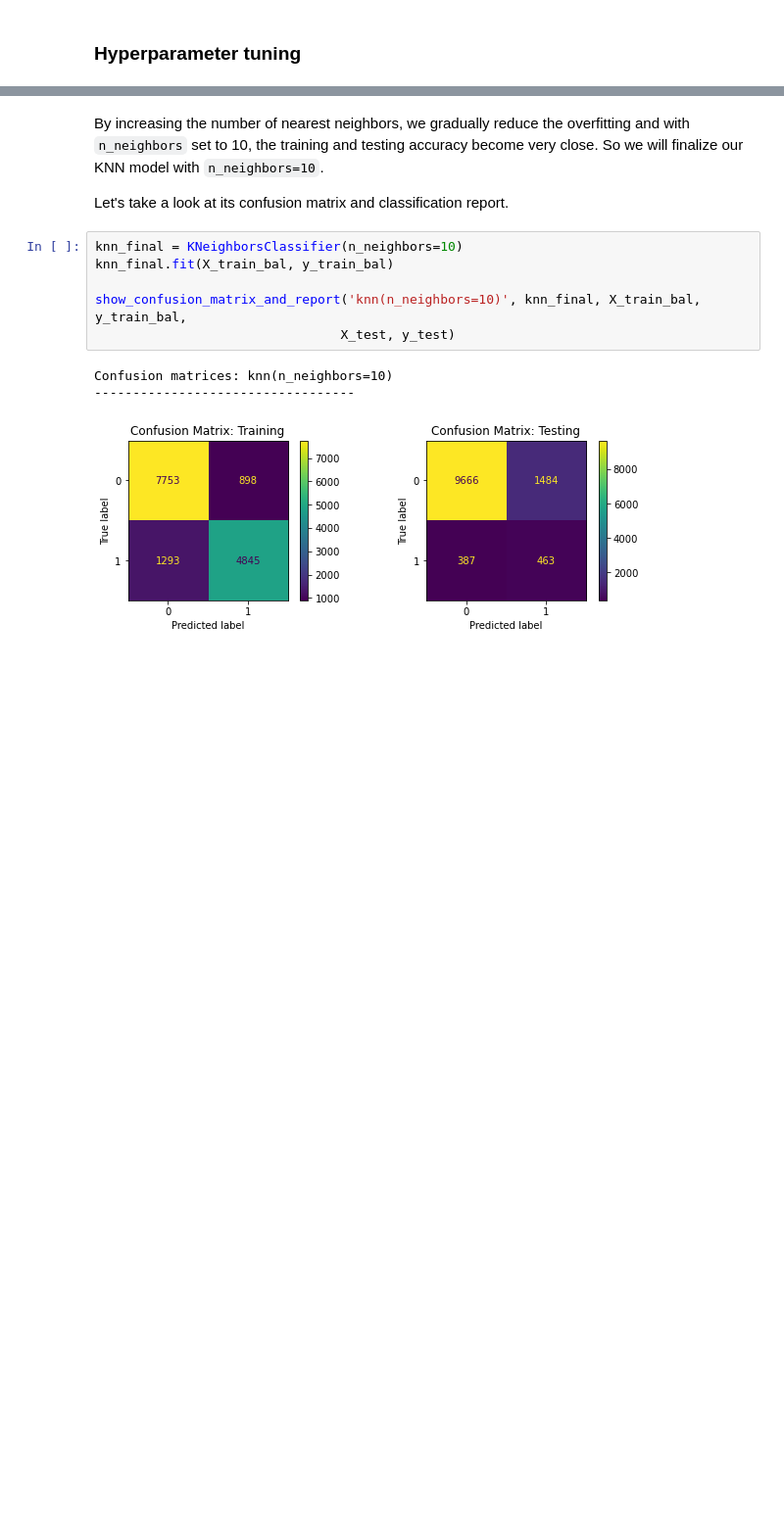
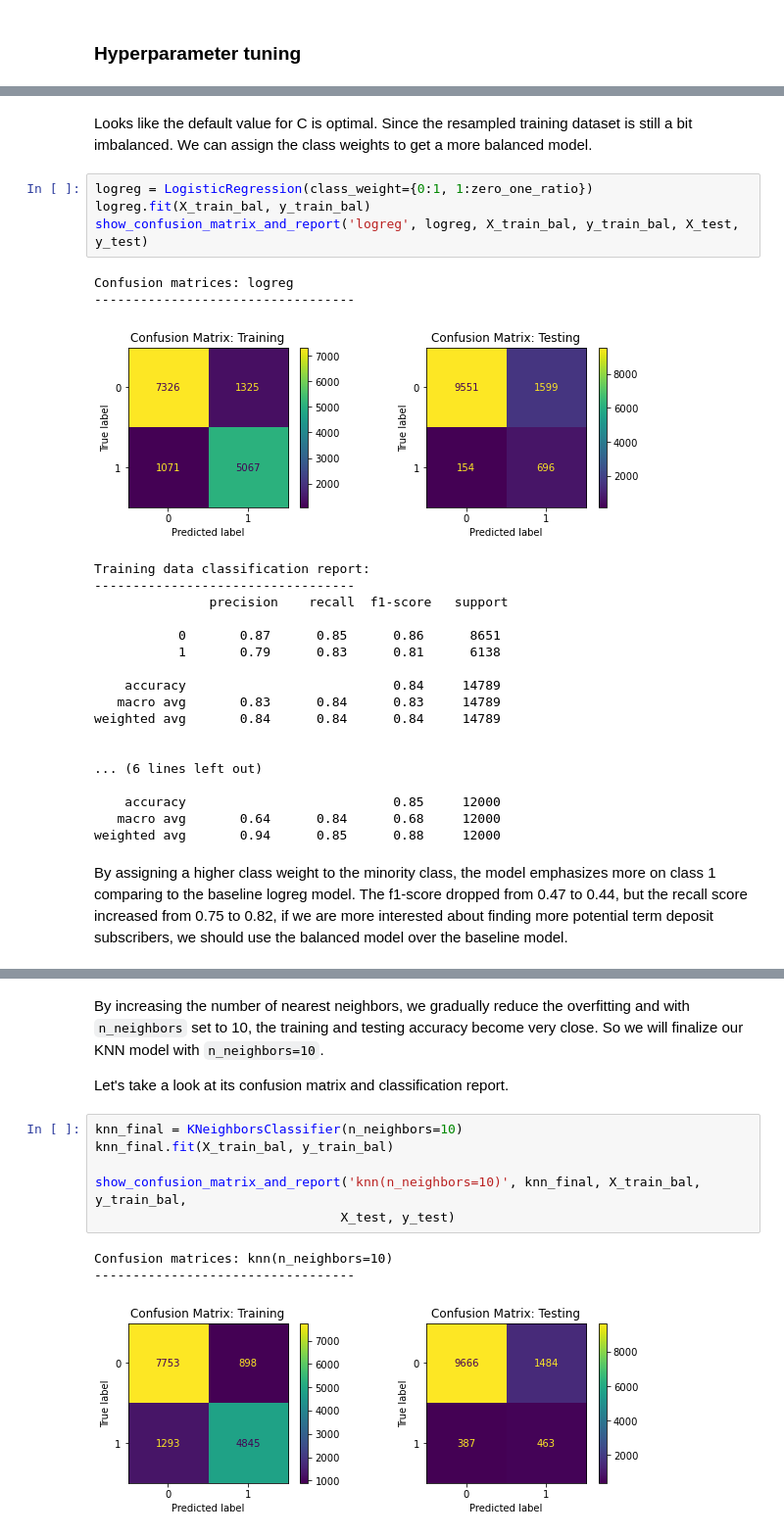
Before and after one commit to XO-Appleton/TermDeposit, a Jupyter notebook: term_deposit_marketing.ipynb, the cells around one changed output, grey strips where cells are left out. Shown at 98% size. Cells and saved outputs as stored; diff of their text form; blank space fills up the shorter version.

```diff
--- a/term_deposit_marketing.ipynb
+++ b/term_deposit_marketing.ipynb
@@ -700 +736,30 @@ We will see if we could further improve these two models by hyperparameter tunin
+# %% [markdown]
+Looks like the default value for C is optimal. Since the resampled training dataset is still a bit imbalanced. We can assign the class weights to get a more balanced model.
+# %%
+logreg = LogisticRegression(class_weight={0:1, 1:zero_one_ratio})
+logreg.fit(X_train_bal, y_train_bal)
+show_confusion_matrix_and_report('logreg', logreg, X_train_bal, y_train_bal, X_test, y_test)
+# %% [output]
+Confusion matrices: logreg
+----------------------------------
+[figure, added]
+Training data classification report:
+----------------------------------
+               precision    recall  f1-score   support
+
+           0       0.87      0.85      0.86      8651
+           1       0.79      0.83      0.81      6138
+
+    accuracy                           0.84     14789
+   macro avg       0.83      0.84      0.83     14789
+weighted avg       0.84      0.84      0.84     14789
+
+
+... (6 lines left out)
+
+    accuracy                           0.85     12000
+   macro avg       0.64      0.84      0.68     12000
+weighted avg       0.94      0.85      0.88     12000
+# %% [markdown]
+By assigning a higher class weight to the minority class, the model emphasizes more on class 1 comparing to the baseline logreg model. The f1-score dropped from 0.47 to 0.44, but the recall score increased from 0.75 to 0.82, if we are more interested about finding more potential term deposit subscribers, we should use the balanced model over the baseline model.
 # %%
```
Also changed, not shown: parts of 11 cells of this notebook.
